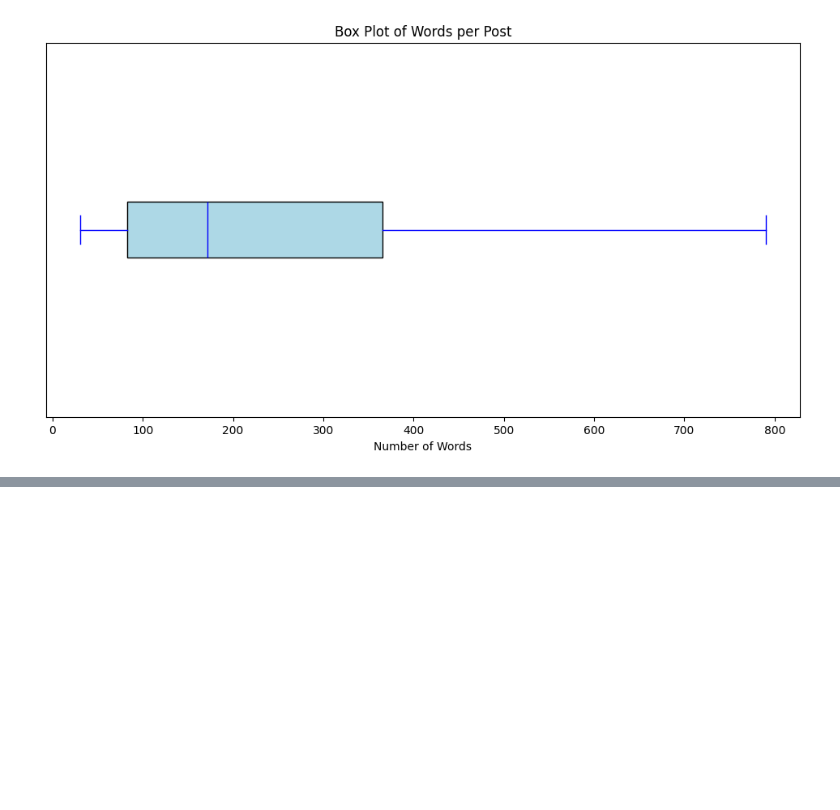
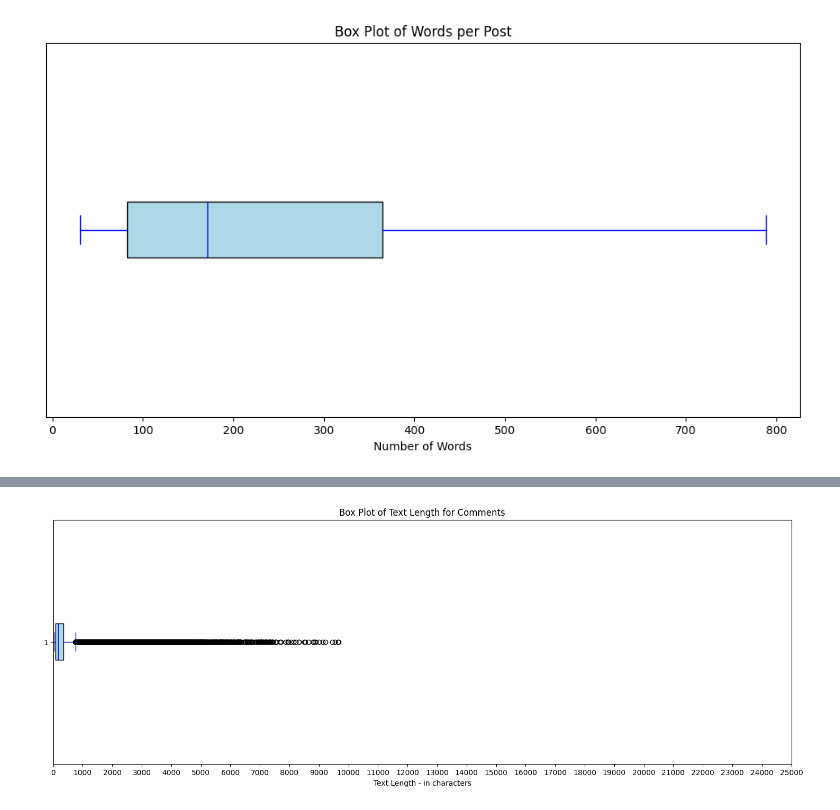
Before and after one commit to andrea-mar/BBK_MScDataScience2reddit_posts, a Jupyter notebook: reddit_post_analysis.ipynb, the cells around one changed output, grey strips where cells are left out. Drawn from its saved outputs; the diff is of its cells as text; code cells hidden in the pictures; blank space fills up the shorter version.

```diff
--- a/reddit_post_analysis.ipynb
+++ b/reddit_post_analysis.ipynb
@@ -2294,0 +2311,26 @@ plt.show()
+# %%
+# filter rows where 'type' is 'comment'
+comments_df = english_posts[english_posts['post_type'] == 'comment']
+
+# create a box plot for the text length of comments
+plt.figure(figsize=(18, 6))
+plt.boxplot(comments_df['text_length'], vert=False, patch_artist=True,
+            boxprops=dict(facecolor="lightblue"), capprops=dict(color="blue"),
+            medianprops=dict(color="blue"), whiskerprops=dict(color="blue"))
+plt.title('Box Plot of Text Length for Comments')
+plt.xlabel('Text Length - in characters')
+# set the x-axis scale from 0 to 25000
+plt.xlim(0, 25000)
+
+x_ticks = np.arange(0, 25001, 1000)
+plt.xticks(x_ticks)
+plt.show()
+
+# most comments are up to 1000 characters long
+# the very long comments go to 10000 characters long
+
+# for the purpose of this analysis this is not important - we are only looking at people's opinions (pro or against ABA)
+# howver we will need to make sure then when the data is split into training, validation and test sets we will keep the proportion of comments vs submissions the same in all 3 sets.
+# also to note that the model might be leargning more form the submissions ( being longer they contain more information )
+# %% [output]
+[figure, added]
```
Also changed, not shown: parts of 44 cells of this notebook, 1 other file.
